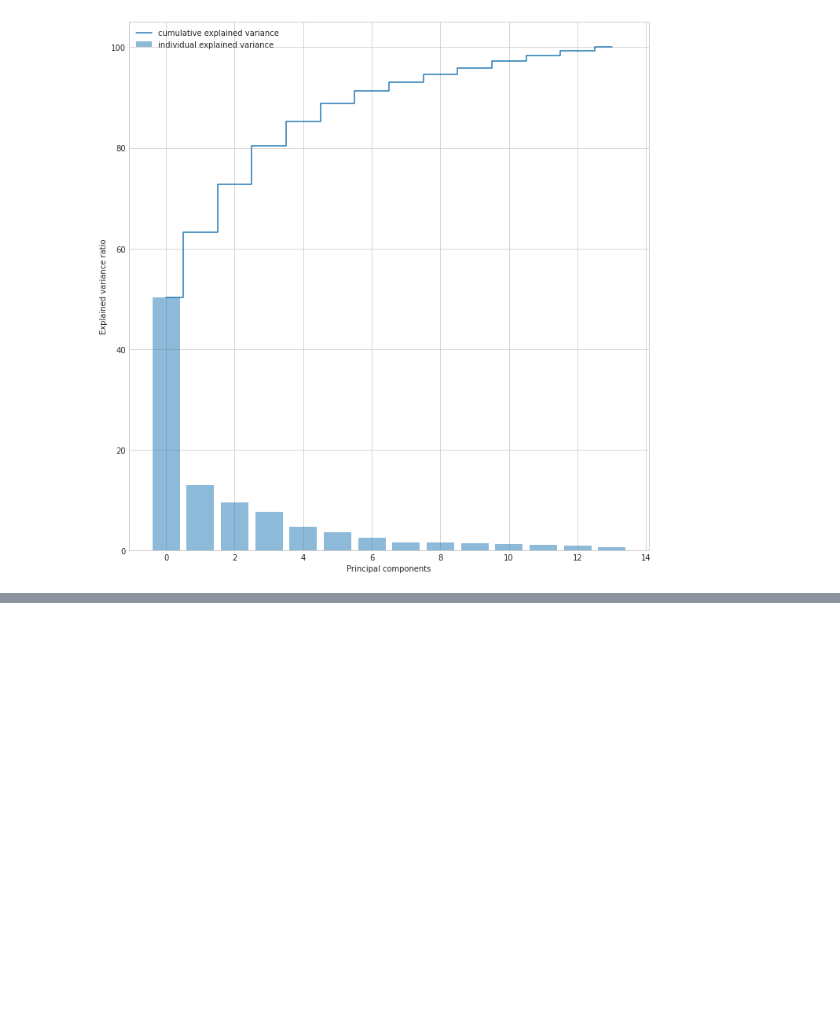
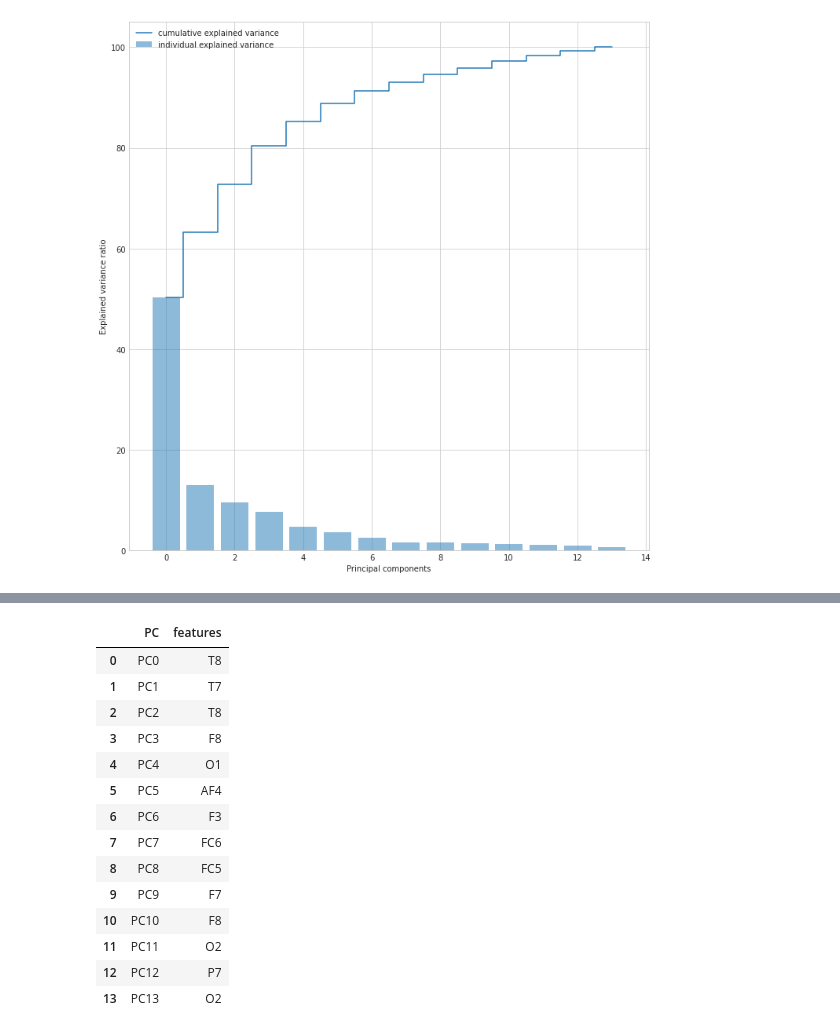
Before and after one commit to Sherif-MoOo/MTS-CPCA, a Jupyter notebook: PCA-MTS.ipynb, the cells around one changed output, grey strips where cells are left out. Saved outputs shown, nothing was run; the diff lists cells and outputs as text; code cells hidden in the pictures; blank space fills up the shorter version.

```diff
--- a/PCA-MTS.ipynb
+++ b/PCA-MTS.ipynb
@@ -226,0 +277,18 @@ Percentage of Explained Variance using covariance matrix if we used 12 Component
+# %%
+Obj.covariance_most_effective_features_pc(channels_order)
+# %% [output]
+|  | PC | features |
+| 0 | PC0 | T8 |
+| 1 | PC1 | T7 |
+| 2 | PC2 | T8 |
+| 3 | PC3 | F8 |
+| 4 | PC4 | O1 |
+| 5 | PC5 | AF4 |
+| 6 | PC6 | F3 |
+| 7 | PC7 | FC6 |
+| 8 | PC8 | FC5 |
+| 9 | PC9 | F7 |
+| 10 | PC10 | F8 |
+| 11 | PC11 | O2 |
+| 12 | PC12 | P7 |
+| 13 | PC13 | O2 |
```
Also changed, not shown: parts of 4 cells of this notebook.
